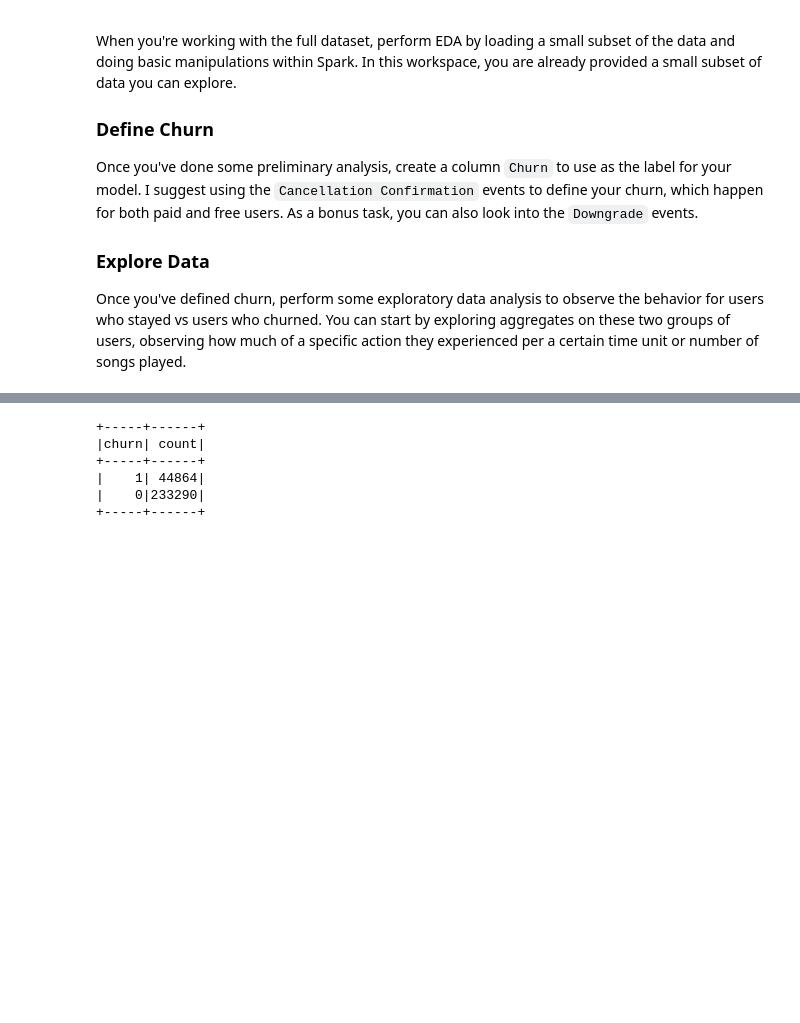
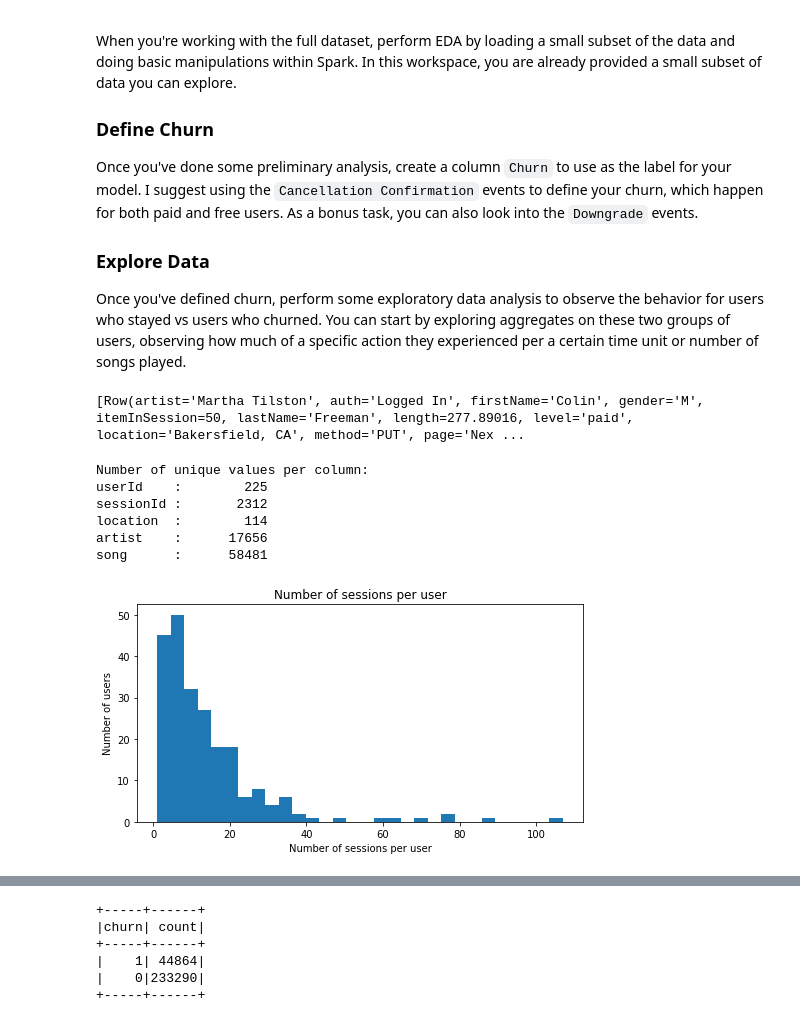
Before and after one commit to mwinterde/sparkify-capstone, a Jupyter notebook: Sparkify.ipynb, the cells around one changed output, grey strips where cells are left out. Cells and saved outputs as stored; diff of their text form; code cells hidden in the pictures; blank space fills up the shorter version.

```diff
--- a/Sparkify.ipynb
+++ b/Sparkify.ipynb
@@ -107,3 +108,37 @@ Once you've done some preliminary analysis, create a column `Churn` to use as th
 
 ### Explore Data
 Once you've defined churn, perform some exploratory data analysis to observe the behavior for users who stayed vs users who churned. You can start by exploring aggregates on these two groups of users, observing how much of a specific action they experienced per a certain time unit or number of songs played.
+# %%
+user_log.take(1)
+# %% [output]
+[Row(artist='Martha Tilston', auth='Logged In', firstName='Colin', gender='M', itemInSession=50, lastName='Freeman', length=277.89016, level='paid', location='Bakersfield, CA', method='PUT', page='Nex ...
+# %%
+# Number of unique values per column
+def count_unique(df, col):
+    """ Counts number of unique values of col in df """
+
+    return df.select(col).dropDuplicates().count()
+
+cols = ['userId', 'sessionId', 'location', 'artist', 'song']
+print("Number of unique values per column:")
+for col in cols:
+    print("{0:<10}: {1:>10}".format(col, count_unique(user_log, col)))
+# %% [output]
+Number of unique values per column:
+userId    :        225
+sessionId :       2312
+location  :        114
+artist    :      17656
+song      :      58481
+# %%
+# Number of sessions per user
+num_sessions_per_user = user_log.groupBy('userId').agg(F.countDistinct('sessionId').alias('num_sessions')).toPandas()
+plt.figure(figsize=(8, 4))
+plt.title("Number of sessions per user")
+num_sessions_per_user['num_sessions'].hist(bins=30)
+plt.xlabel("Number of sessions per user")
+plt.ylabel("Number of users")
+plt.grid(None)
+plt.show()
+# %% [output]
+[figure, added]
```
Also changed, not shown: parts of 58 cells of this notebook.
